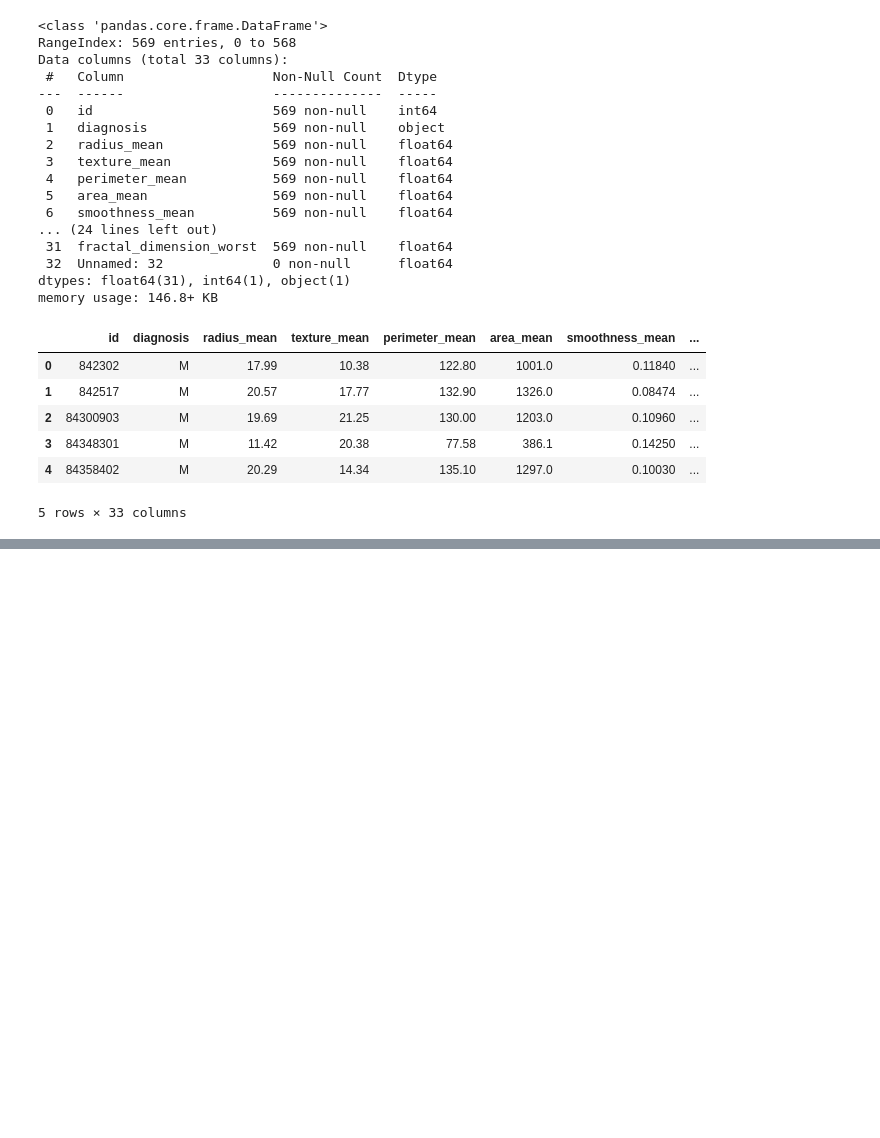
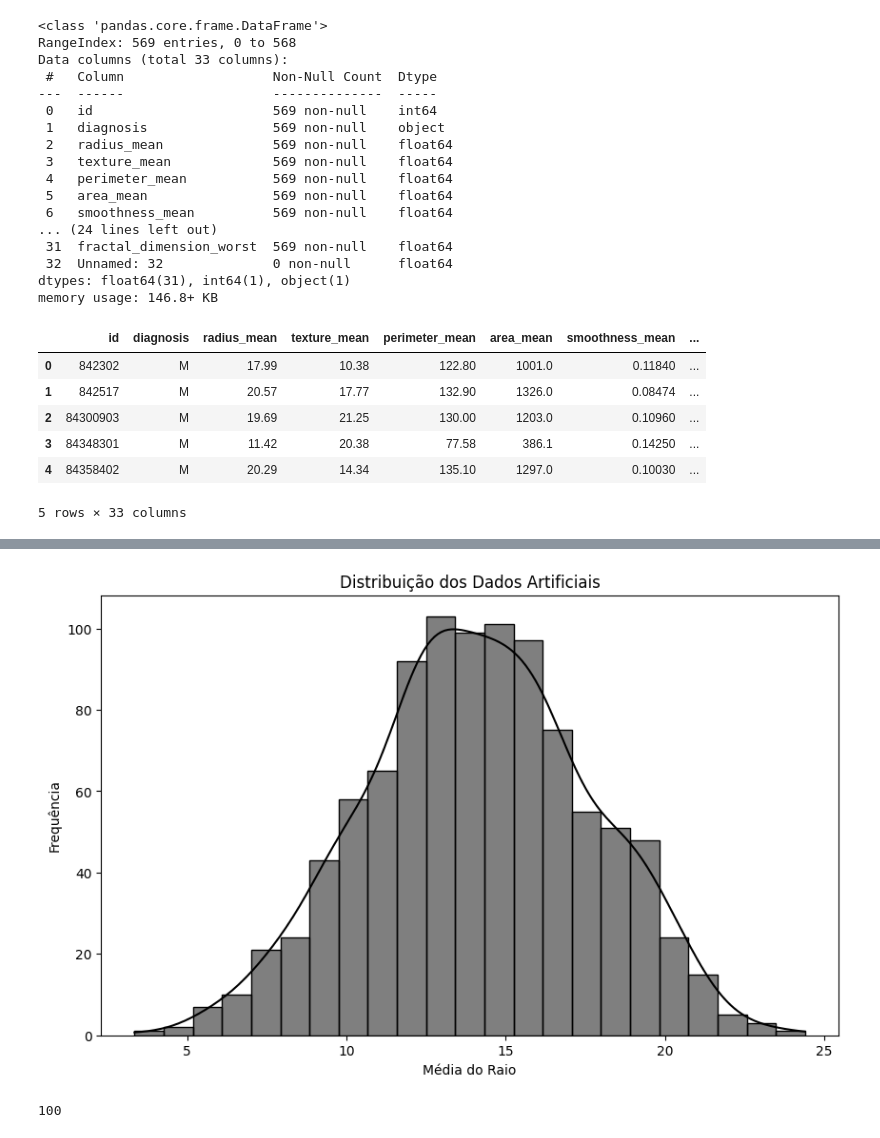
Before and after one commit to gabrielgaia/ficcd-activity-3, a Jupyter notebook: main.ipynb, the cells around one changed output, grey strips where cells are left out. Drawn from its saved outputs; the diff is of its cells as text; code cells hidden in the pictures; blank space fills up the shorter version.

```diff
--- a/main.ipynb
+++ b/main.ipynb
@@ -59,0 +84,21 @@ positive = data[data['diagnosis'] == 1]
+# %%
+# Criação de uma população artificial
+artificial_population_size = 1000
+artificial_population = np.random.normal(original_population_mean, original_population_std, artificial_population_size)
+# %%
+# Apresentação da distribuição dos dados originais
+plt.figure(figsize=(10, 6))
+sns.histplot(artificial_population, kde=True, color='black')
+plt.title('Distribuição dos Dados Artificiais')
+plt.xlabel('Média do Raio')
+plt.ylabel('Frequência')
+plt.show()
+# %% [output]
+[figure, added]
+# %%
+# Cria amostra aleatória com 10% da quantidade total de registros nos dados originais
+artificial_sample_size = int(artificial_population_size * 0.1)
+sample = np.random.choice(artificial_population, size=artificial_sample_size, replace=False)
+print(artificial_sample_size)
+# %% [output]
+100
```
Also changed, not shown: parts of 5 cells of this notebook, 1 other file.
